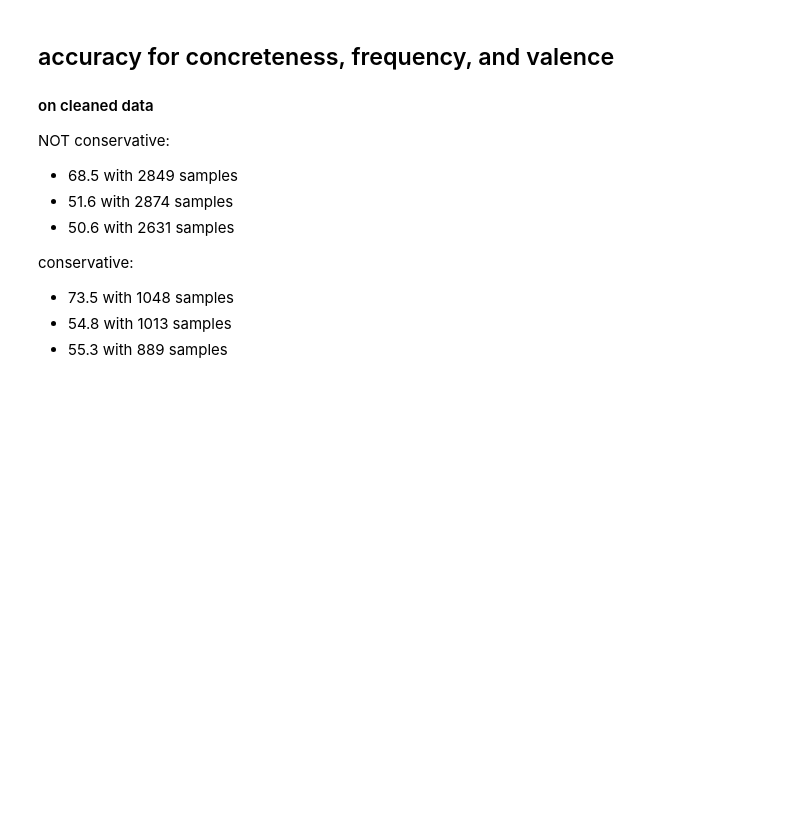
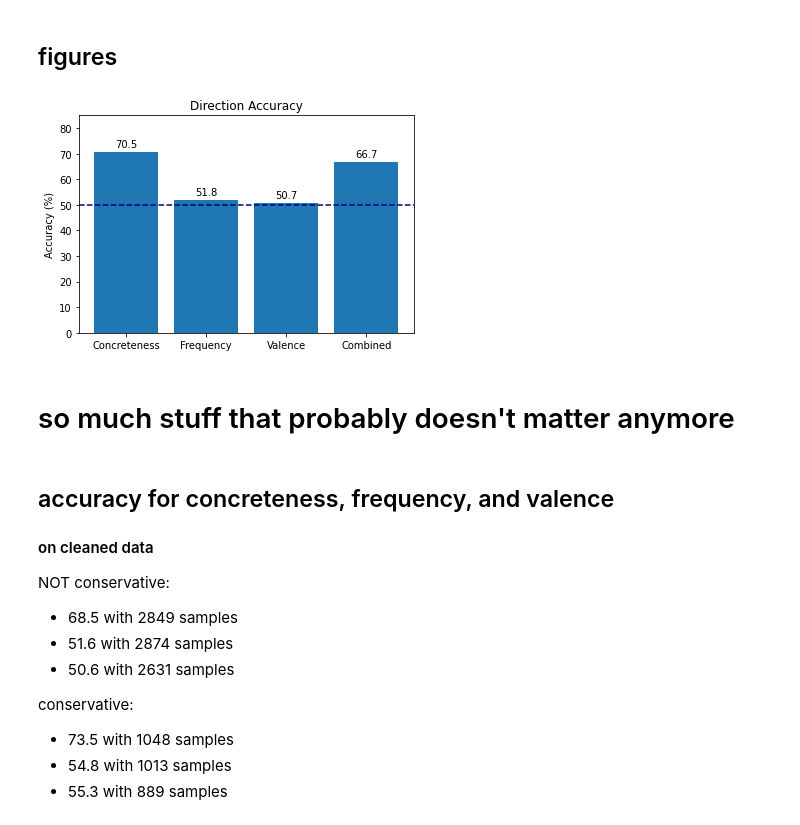
Before and after one commit to o-fugi/regularity-semantic-change, a Jupyter notebook: code/Predicting_Semantic_Direction.ipynb, the cells around one changed output. Saved outputs shown, nothing was run; the diff lists cells and outputs as text; code cells hidden in the pictures; blank space fills up the shorter version.

Commit message:
added charts and logistic regression

```diff
--- a/code/Predicting_Semantic_Direction.ipynb
+++ b/code/Predicting_Semantic_Direction.ipynb
@@ -146,4 +220,5 @@ shift_freq_df = shift_freq_df[~np.isnan(shift_freq_df['ratio'])]
 shift_freq_df['ratio_accurate'] = shift_freq_df['ratio'] > 1
 print(shift_freq_df['ratio_accurate'].value_counts())
 print("accuracy: ", shift_freq_df['ratio_accurate'].value_counts()[True] / len(shift_freq_df), "with ", len(shift_freq_df) , "samples")
+freq_accuracy = shift_freq_df['ratio_accurate'].value_counts()[True] / len(shift_freq_df)
 # %% [output]
@@ -165,4 +247,5 @@ shift_val_df = shift_val_df[~np.isnan(shift_val_df['ratio'])]
 shift_val_df['ratio_accurate'] = shift_val_df['ratio'] > 1
 print(shift_val_df['ratio_accurate'].value_counts())
 print("accuracy: ", shift_val_df['ratio_accurate'].value_counts()[True] / len(shift_val_df), "with ", len(shift_val_df) , "samples")
+val_accuracy = shift_val_df['ratio_accurate'].value_counts()[True] / len(shift_val_df)
 # %% [output]
@@ -172,0 +282,9 @@ accuracy:  0.5534308211473565 with  889 samples
+# %%
+# merge in freq/conc/val data
+
+shift_df = reduce(lambda  left,right: pd.merge(left,right,left_on='meaning1',right_on='Word', how='left'), [shift_df, conc_sense_df]).drop('Word', axis=1)
+shift_df = reduce(lambda  left,right: pd.merge(left,right,left_on='meaning2',right_on='Word', how='left'), [shift_df, conc_sense_df]).drop('Word', axis=1)
+shift_df = reduce(lambda  left,right: pd.merge(left,right,left_on='meaning1',right_on='Word', how='left'), [shift_df, freq_sense_df]).drop('Word', axis=1)
+shift_df = reduce(lambda  left,right: pd.merge(left,right,left_on='meaning2',right_on='Word', how='left'), [shift_df, freq_sense_df]).drop('Word', axis=1)
+shift_df = reduce(lambda  left,right: pd.merge(left,right,left_on='meaning1',right_on='Word', how='left'), [shift_df, val_sense_df]).drop('Word', axis=1)
+shift_df = reduce(lambda  left,right: pd.merge(left,right,left_on='meaning2',right_on='Word', how='left'), [shift_df, val_sense_df]).drop('Word', axis=1)
@@ -173,3 +310,42 @@ accuracy:  0.5534308211473565 with  889 samples
+# %%
+# run logistic regression
+
+X = shift_df[['conc_acc', 'freq_acc', 'val_acc']].copy().to_numpy()
+y = shift_df['accurate'].copy().to_numpy()
+y = y.astype(int)
+
+X_train, X_test, y_train, y_test = train_test_split(X, y, test_size = 0.2)
+
+model = LogisticRegression(solver='liblinear', random_state=0).fit(X_train, y_train)
+
+log_accuracy = model.score(X_test,y_test)
+# %% [markdown]
+## figures
+# %%
+#@title FIG 1.D -- Direction Accuracy
+
+heights = [conc_accuracy, freq_accuracy, val_accuracy, log_accuracy]
+heights = [round(i*100, 1) for i in heights]
+
+x = np.arange(len(heights))  # the label locations
+
+fig, ax = plt.subplots()
+rects = ax.bar(x, heights)
+
+# # Add some text for labels, title and custom x-axis tick labels, etc.
+ax.set_ylabel('Accuracy (%)')
+ax.set_title('Direction Accuracy')
+ax.set_xticks(x, labels=['Concreteness', 'Frequency', 'Valence', 'Combined'])
+ax.bar_label(rects, padding=3)
+ax.set_ylim(0, 85)
+
+ax.axhline(50, linestyle='--', c='navy')
+
+plt.show()
+# %% [output]
+[figure, added]
+# %% [markdown]
+# so much stuff that probably doesn't matter anymore
 # %% [markdown]
 ## accuracy for concreteness, frequency, and valence
 
```
Also changed, not shown: parts of 29 cells of this notebook.
